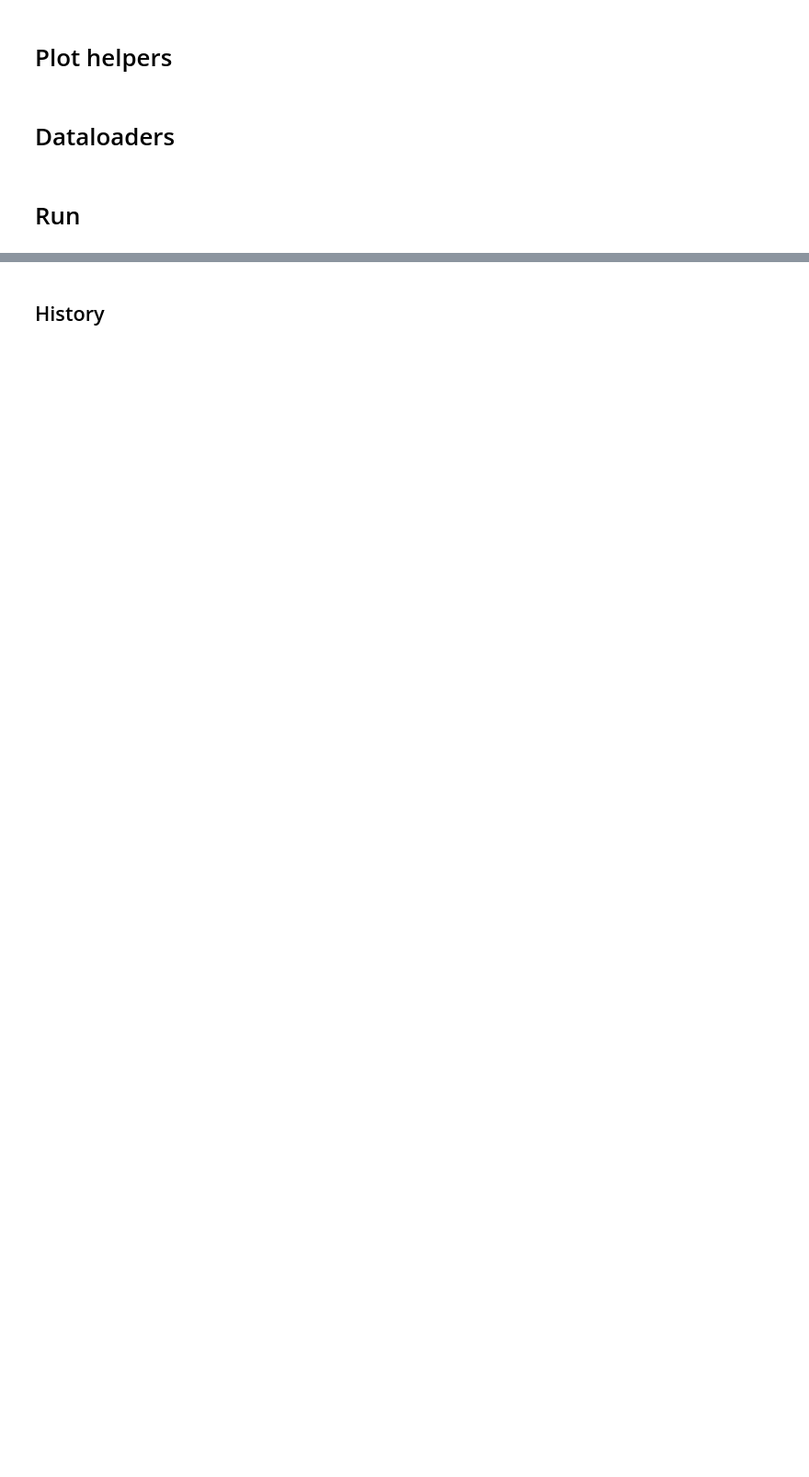
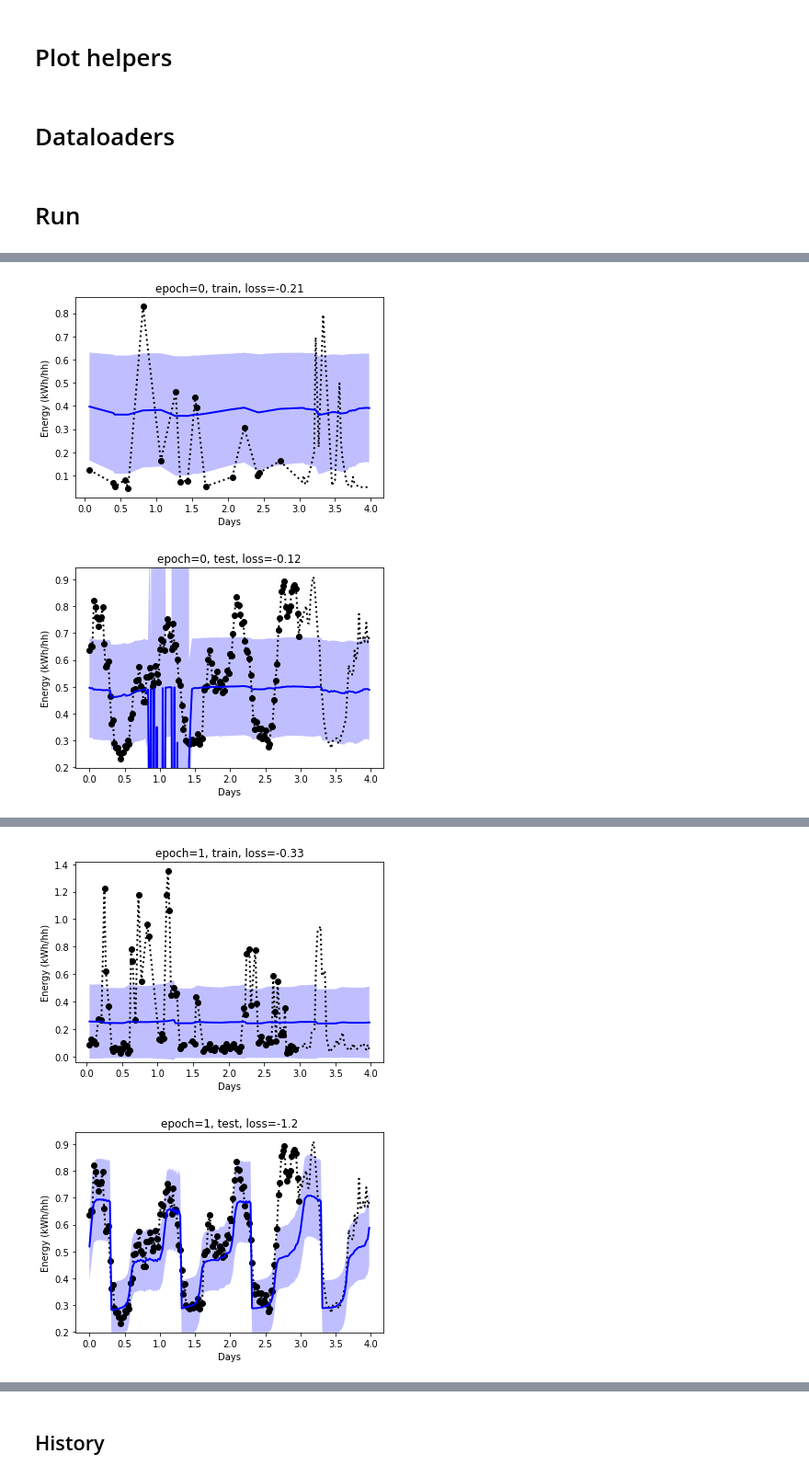
Before and after one commit to wassname/attentive-neural-processes, a Jupyter notebook: smartmeters.ipynb, the cells around one changed output, grey strips where cells are left out. Shown at 92% size. Saved outputs shown, nothing was run; the diff lists cells and outputs as text; code cells hidden in the pictures; blank space fills up the shorter version.

```diff
--- a/smartmeters.ipynb
+++ b/smartmeters.ipynb
@@ -133,7 +154,7 @@ len(df_train), len(df_test)
 # %% [markdown]
 # Plot helpers
 # %%
-def plot_functions(target_x, target_y, context_x, context_y, pred_y, std, undo_log=use_logy):
+def plot_functions(target_x, target_y, context_x, context_y, pred_y, std, undo_log=use_logy, legend=False):
     """Plots the predicted mean and variance and the context points.
 
   Args:
@@ -165,21 +186,23 @@ def plot_functions(target_x, target_y, context_x, context_y, pred_y, std, undo_l
           target_x[0, :, j],
           pred_y[0, :, 0] - std[0, :, 0],
           pred_y[0, :, 0] + std[0, :, 0],
-          alpha=0.5,
-          facecolor='#65c9f7',
+          alpha=0.25,
+          facecolor='blue',
           interpolate=True,
     label='uncertainty')
 
     # Make the plot pretty
+    plt.grid('off')
     plt.ylim(*ylims)
     plt.xlabel('Days')
     plt.ylabel('Energy (kWh/hh)')
-    plt.grid('off')
-    plt.legend()
+    plt.grid(b=None)
+    if legend:
+        plt.legend()
     ax = plt.gca()
     plt.show()
 # %%
-def plot_from_loader(loader, i=0, undo_log=use_logy, title='', plot=True):
+def plot_from_loader(loader, i=0, undo_log=use_logy, title='', plot=True, legend=False):
     data = loader.collate_fn([loader.dataset[i]])
     data = [d.to(device) for d in data]
     context_x, context_y, target_x, target_y = data
@@ -195,7 +218,7 @@ def plot_from_loader(loader, i=0, undo_log=use_logy, title='', plot=True):
                             context_x.detach().cpu().numpy(),
                             context_y.detach().cpu().numpy(),
                             y_pred.detach().cpu().numpy(),
-                            y_std.detach().cpu().numpy(), undo_log=undo_log)
+                            y_std.detach().cpu().numpy(), undo_log=undo_log, legend=legend)
     return loss_test
 # %% [markdown]
 # Dataloaders
@@ -222,18 +246,20 @@ from src.models.model import LatentModel
 model = LatentModel(
     x_dim=x.shape[-1],
     y_dim=y.shape[-1],
-    hidden_dim=128,
-    latent_dim=128,
+    hidden_dim=64,
+    latent_dim=64*2,
     dropout=0.5,
+    attention_dropout=0,
     num_heads=8,
-    n_latent_encoder_layers=8,
-    n_det_encoder_layers=8,
+    n_latent_encoder_layers=6,
+    n_det_encoder_layers=6,
     n_decoder_layers=6,
     latent_enc_self_attn_type="multihead",
     det_enc_self_attn_type="multihead",
-    det_enc_cross_attn_type="multihead").to(device)
+    det_enc_cross_attn_type="multihead"
+).to(device)
 
-optim = torch.optim.AdamW(model.parameters(), lr=1e-4)
+optim = torch.optim.AdamW(model.parameters(), lr=1e-3)
 # %%
 from torchsummaryX import summary
 data = next(iter(loader_train))
@@ -276,7 +323,7 @@ for epoch in tqdm(range(epochs), unit='epoch'):
             continue
         optim.step()
 
-        if i%300==0:
+        if i%100==0:
             model.eval()
             test_loss = plot_from_loader(loader_test, i=vis_i, plot=False)
             pbar.set_description(f"{epoch}, loss: {loss.item():4.4g}, test: {test_loss.item():4.4g}")
@@ -296,4 +343,5 @@ for epoch in tqdm(range(epochs), unit='epoch'):
     test_loss = plot_from_loader(loader_train, i=vis_i, title=f'epoch={epoch}, train,')
     model.eval()
     test_loss = plot_from_loader(loader_test, i=vis_i, title=f'epoch={epoch}, test,')
-    print(f"epoch: {epoch}, loss: {loss.item():4.4g}, loss_test:{test_loss.item():4.4g}, kl={kl.mean().item()}, grad_norm: {grad_norm: 2.2g}")
+    print(f"epoch: {epoch}, loss: {loss.item():4.4g}, loss_test:{test_loss.item():4.4g}, kl={kl.mean().item():2.2g}, grad_norm: {grad_norm: 2.2g}")
+# %% [output]
@@ -299,0 +361,2 @@ for epoch in tqdm(range(epochs), unit='epoch'):
+[figure, added]
+[figure, added]
@@ -299,0 +380,2 @@ for epoch in tqdm(range(epochs), unit='epoch'):
+[figure, added]
+[figure, added]
```
Also changed, not shown: parts of 16 cells of this notebook, 4 other files.
